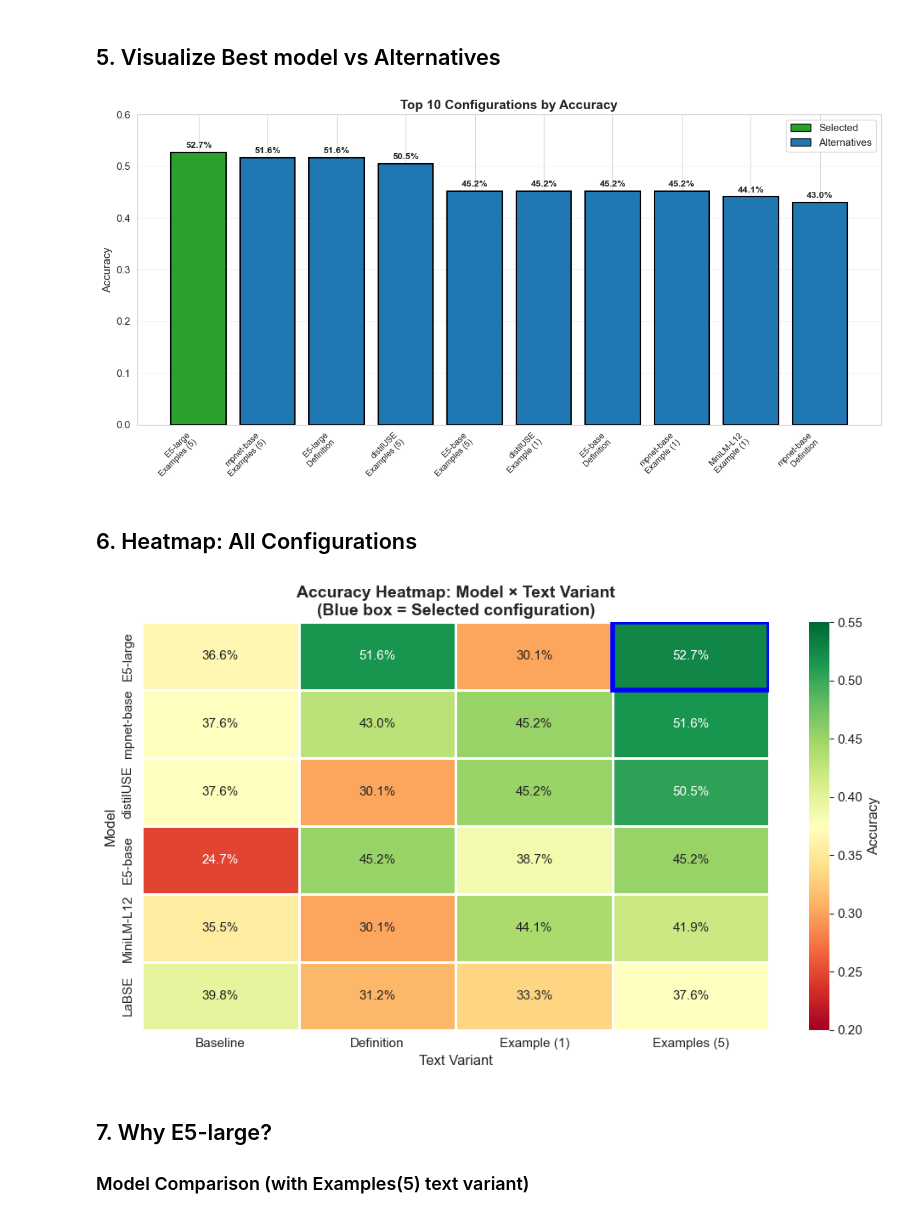
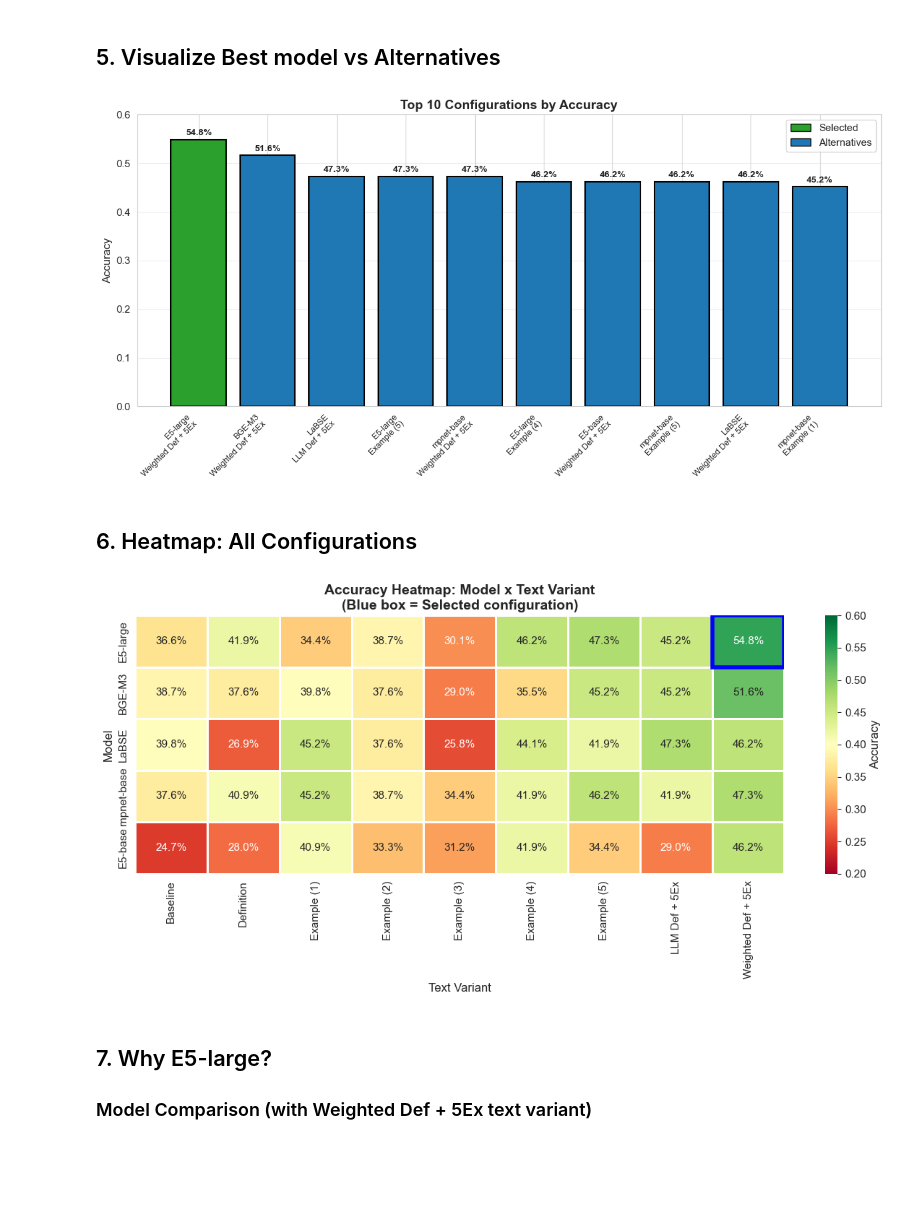
Before and after one commit to FlackoJodye1/diachronic-word-sense-change, a Jupyter notebook: analysis/embedding_comparison_analysis.ipynb, the cells around one changed output. Cells and saved outputs as stored; diff of their text form; code cells hidden in the pictures; blank space fills up the shorter version.

Commit message:
Add def+avg(5ex) to the embedding-comparison experiment

```diff
--- a/analysis/embedding_comparison_analysis.ipynb
+++ b/analysis/embedding_comparison_analysis.ipynb
@@ -25,32 +25,41 @@ plt.rcParams['font.size'] = 11
 ## 1. Load Results
 # %%
 # Load results
-results_path = Path('../data/evaluation/quick_eval/results/embedding_comparison.csv')
+results_path = Path('../data/evaluation/quick_eval/embedding_comparison.csv')
 df = pd.read_csv(results_path)
 
 # Create readable names
 model_name_map = {
+    # Multilingual models
     'sentence-transformers/paraphrase-multilingual-MiniLM-L12-v2': 'MiniLM-L12',
     'sentence-transformers/distiluse-base-multilingual-cased-v2': 'distilUSE',
     'sentence-transformers/paraphrase-multilingual-mpnet-base-v2': 'mpnet-base',
     'sentence-transformers/LaBSE': 'LaBSE',
     'intfloat/multilingual-e5-base': 'E5-base',
-    'intfloat/multilingual-e5-large': 'E5-large'
+    'intfloat/multilingual-e5-large': 'E5-large',
+    'BAAI/bge-m3': 'BGE-M3',
 }
 
 variant_name_map = {
     'text_baseline': 'Baseline',
     'text_llm_definition': 'Definition',
     'text_llm_example_1': 'Example (1)',
-    'text_llm_examples_5': 'Examples (5)'
+    'text_llm_example_2': 'Example (2)',
+    'text_llm_example_3': 'Example (3)',
+    'text_llm_example_4': 'Example (4)',
+    'text_llm_example_5': 'Example (5)',
+    'text_llm_def_and_ex5': 'LLM Def + 5Ex',
+    '__weighted_def_plus_5ex': 'Weighted Def + 5Ex',
 }
 
-df['model'] = df['model_name'].map(model_name_map)
-df['text_variant'] = df['text_variant'].map(variant_name_map)
+df['model'] = df['model_name'].map(model_name_map).fillna(df['model_name'])
+df['variant'] = df['text_variant'].map(variant_name_map).fillna(df['text_variant'])
 
 # Sort by accuracy
 df = df.sort_values('accuracy', ascending=False)
 
 print(f"Total configurations tested: {len(df)}")
+print(f"Models: {df['model'].nunique()}")
+print(f"Variants: {df['variant'].nunique()}")
 print(f"Evaluation instances: {df['evaluated'].iloc[0]}")
 # %% [output]
@@ -190,7 +202,7 @@ vs Best Baseline:
 fig, ax = plt.subplots(figsize=(12, 6))
 
 top10_plot = df.head(10).copy()
-labels = [f"{row['model']}\n{row['text_variant']}" for _, row in top10_plot.iterrows()]
+labels = [f"{row['model']}\n{row['variant']}" for _, row in top10_plot.iterrows()]
 colors = ['#2ca02c' if i == 0 else '#1f77b4' for i in range(len(top10_plot))]
 
 bars = ax.bar(range(len(top10_plot)), top10_plot['accuracy'], color=colors, edgecolor='black', linewidth=1.5)
@@ -216,46 +228,60 @@ ax.legend(handles=legend_elements, loc='upper right')
 plt.tight_layout()
 plt.show()
 # %% [output]
-[figure, old version]
+[figure, new version]
 # %% [markdown]
 ## 6. Heatmap: All Configurations
 # %%
 # Restore original order for df
 df_sorted = pd.read_csv(results_path)
-df_sorted['model'] = df_sorted['model_name'].map(model_name_map)
-df_sorted['text_variant'] = df_sorted['text_variant'].map(variant_name_map)
+df_sorted['model'] = df_sorted['model_name'].map(model_name_map).fillna(df_sorted['model_name'])
+df_sorted['variant'] = df_sorted['text_variant'].map(variant_name_map).fillna(df_sorted['text_variant'])
 
 # Create pivot table
-pivot = df_sorted.pivot(index='model', columns='text_variant', values='accuracy')
-col_order = ['Baseline', 'Definition', 'Example (1)', 'Examples (5)']
-pivot = pivot[col_order]
+pivot = df_sorted.pivot(index='model', columns='variant', values='accuracy')
+col_order = [
+    'Baseline',
+    'Definition',
+    'Example (1)',
+    'Example (2)',
+    'Example (3)',
+    'Example (4)',
+    'Example (5)',
+    'LLM Def + 5Ex',
+    'Weighted Def + 5Ex',
+]
+available_cols = [col for col in col_order if col in pivot.columns]
+pivot = pivot[available_cols]
 
 # Sort by max accuracy
 pivot['max_acc'] = pivot.max(axis=1)
 pivot = pivot.sort_values('max_acc', ascending=False).drop('max_acc', axis=1)
 
 # Plot heatmap
-plt.figure(figsize=(10, 6))
+plt.figure(figsize=(12, 6))
 sns.heatmap(pivot, annot=True, fmt='.1%', cmap='RdYlGn',
-            vmin=0.2, vmax=0.55, cbar_kws={'label': 'Accuracy'},
+            vmin=0.2, vmax=0.6, cbar_kws={'label': 'Accuracy'},
             linewidths=2, linecolor='white')
 
 # Highlight winner cell
-winner_row = list(pivot.index).index('E5-large')
-winner_col = list(pivot.columns).index('Examples (5)')
-plt.gca().add_patch(plt.Rectangle((winner_col, winner_row), 1, 1,
-                                   fill=False, edgecolor='blue', lw=4))
+winner_variant = variant_name_map.get(winner['text_variant'], winner['text_variant'])
+winner_model = winner['model']
+if winner_model in pivot.index and winner_variant in pivot.columns:
+    winner_row = list(pivot.index).index(winner_model)
+    winner_col = list(pivot.columns).index(winner_variant)
+    plt.gca().add_patch(plt.Rectangle((winner_col, winner_row), 1, 1,
+                                       fill=False, edgecolor='blue', lw=4))
 
-plt.title('Accuracy Heatmap: Model × Text Variant\n(Blue box = Selected configuration)',
+plt.title('Accuracy Heatmap: Model x Text Variant\n(Blue box = Selected configuration)',
           fontsize=14, fontweight='bold')
 plt.xlabel('Text Variant', fontsize=12)
 plt.ylabel('Model', fontsize=12)
 plt.tight_layout()
 plt.show()
 # %% [output]
-[figure, old version]
+[figure, new version]
 # %% [markdown]
 ## 7. Why E5-large?
 
-### Model Comparison (with Examples(5) text variant)
+### Model Comparison (with Weighted Def + 5Ex text variant)
 # %%
```
Also changed, not shown: parts of 16 cells of this notebook, 2 other files.
